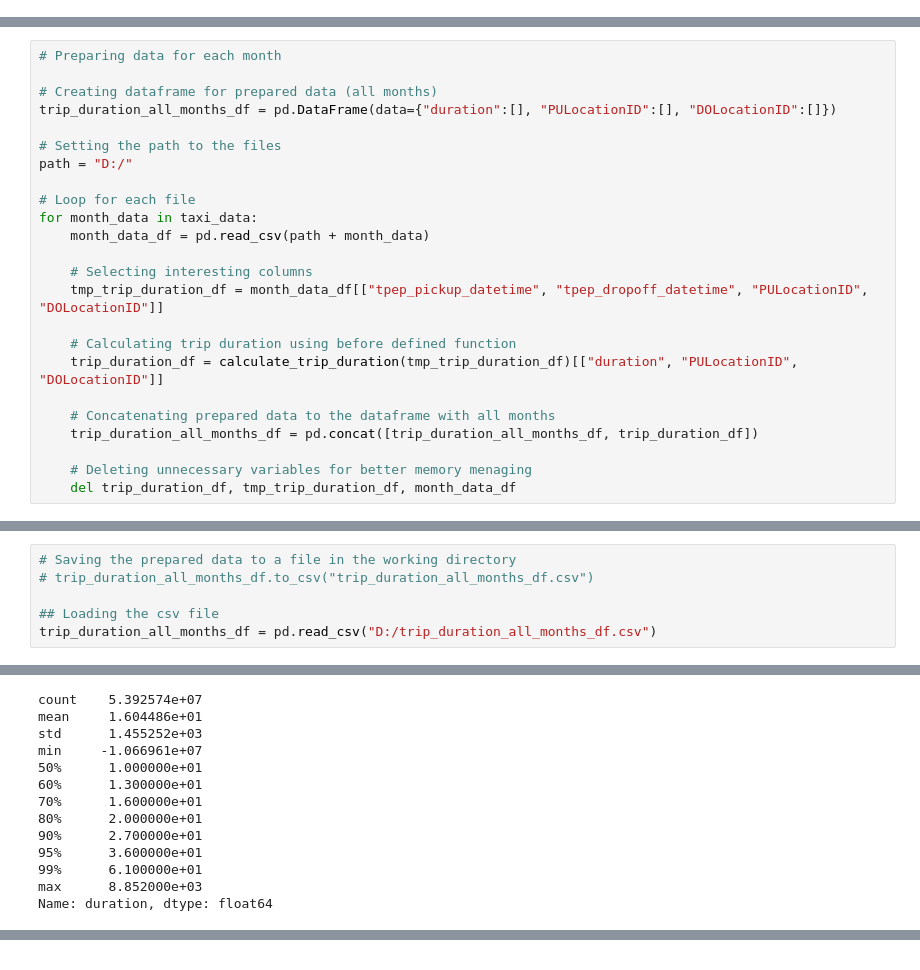
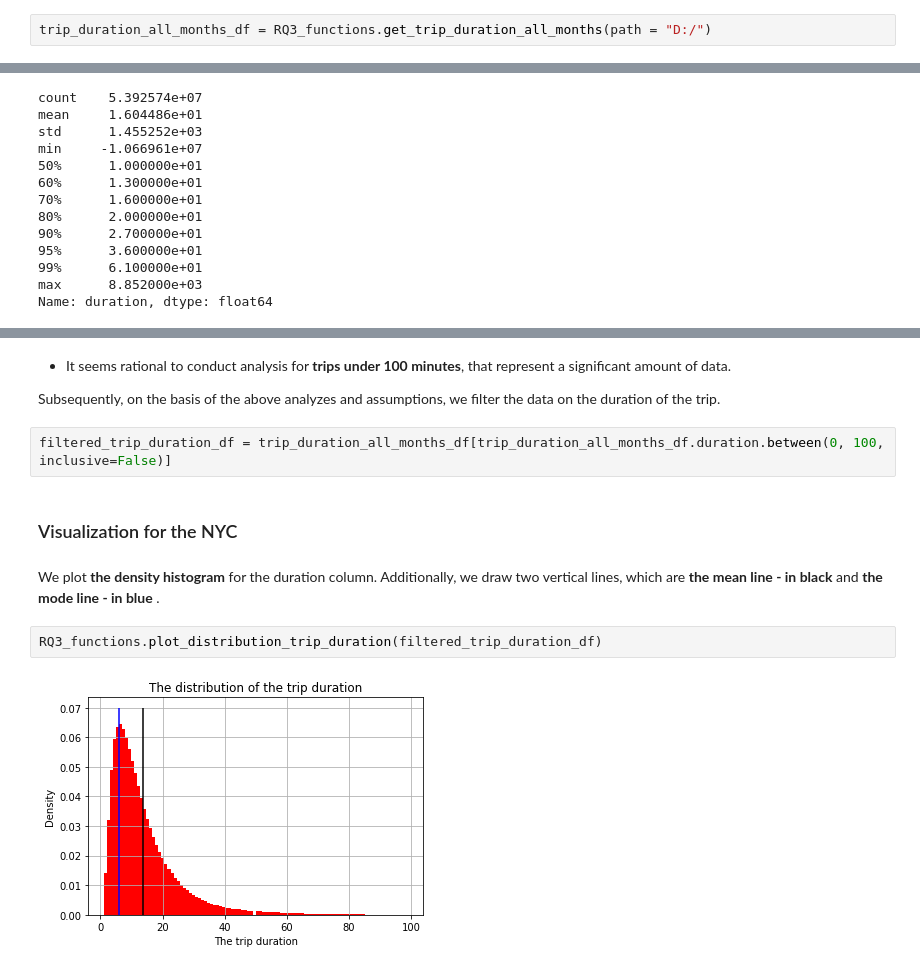
Before and after one commit to eltajbabanli/ADM-HW2, a Jupyter notebook: RQ3.ipynb, the cells around one changed output, grey strips where cells are left out. Saved outputs shown, nothing was run; the diff lists cells and outputs as text.

```diff
--- a/RQ3.ipynb
+++ b/RQ3.ipynb
@@ -13,0 +25,2 @@ from rq3_functions import check_types_pretty, calculate_trip_duration
+# %%
+trip_duration_all_months_df = RQ3_functions.get_trip_duration_all_months(path = "D:/")
@@ -60,24 +37,0 @@ taxi_data = ['yellow_tripdata_2018-0'+str(i)+'.csv' for i in range(1,7)]
-# %%
-# Preparing data for each month
-
-# Creating dataframe for prepared data (all months)
-trip_duration_all_months_df = pd.DataFrame(data={"duration":[], "PULocationID":[], "DOLocationID":[]})
-
-# Setting the path to the files
-path = "D:/"
-
-# Loop for each file
-for month_data in taxi_data:
-    month_data_df = pd.read_csv(path + month_data)
-
-    # Selecting interesting columns
-    tmp_trip_duration_df = month_data_df[["tpep_pickup_datetime", "tpep_dropoff_datetime", "PULocationID", "DOLocationID"]]
-
-    # Calculating trip duration using before defined function
-    trip_duration_df = calculate_trip_duration(tmp_trip_duration_df)[["duration", "PULocationID", "DOLocationID"]]
-
-    # Concatenating prepared data to the dataframe with all months
-    trip_duration_all_months_df = pd.concat([trip_duration_all_months_df, trip_duration_df])
-
-    # Deleting unnecessary variables for better memory menaging
-    del trip_duration_df, tmp_trip_duration_df, month_data_df
@@ -90,6 +37,0 @@ See the caveats in the documentation: http://pandas.pydata.org/pandas-docs/stabl
-# %%
-# Saving the prepared data to a file in the working directory
-# trip_duration_all_months_df.to_csv("trip_duration_all_months_df.csv")
-
-## Loading the csv file
-trip_duration_all_months_df = pd.read_csv("D:/trip_duration_all_months_df.csv")
@@ -283,0 +75,15 @@ However, the brounghs: Bronx, MAnhattan and Brooklyn seems to be quite similar
+# %% [markdown]
+* It seems rational to conduct analysis for **trips under 100 minutes**, that represent a significant amount of data.
+
+Subsequently, on the basis of the above analyzes and assumptions, we filter the data on the duration of the trip.
+# %%
+filtered_trip_duration_df = trip_duration_all_months_df[trip_duration_all_months_df.duration.between(0, 100, inclusive=False)]
+# %% [markdown]
+### Visualization for the NYC
+# %% [markdown]
+We plot **the density histogram** for the duration column.
+Additionally, we draw two vertical lines, which are **the mean line - in black** and **the mode line - in blue** .
+# %%
+RQ3_functions.plot_distribution_trip_duration(filtered_trip_duration_df)
+# %% [output]
+[figure, added]
```
Also changed, not shown: parts of 64 cells of this notebook, 1 other file.
